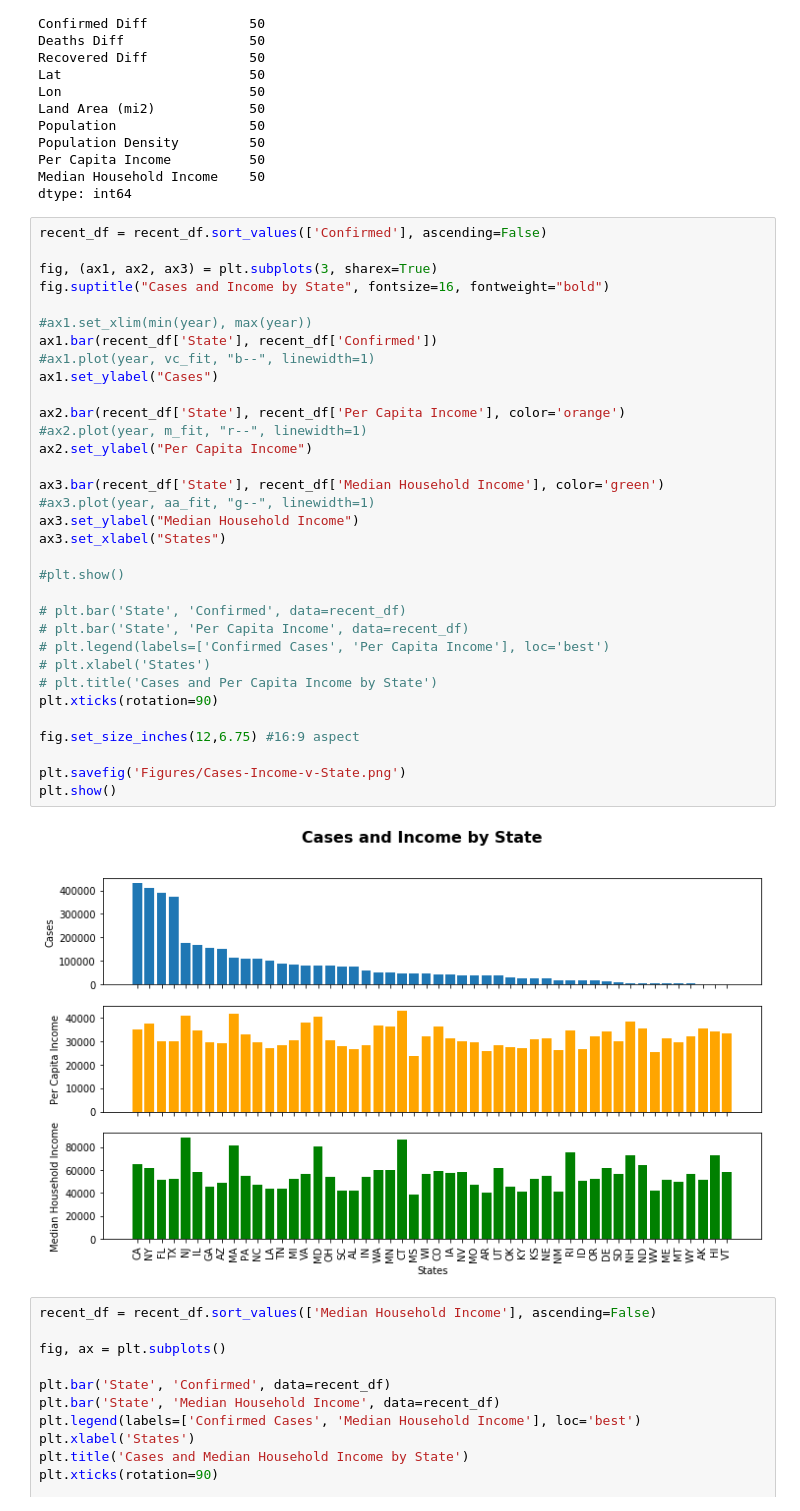
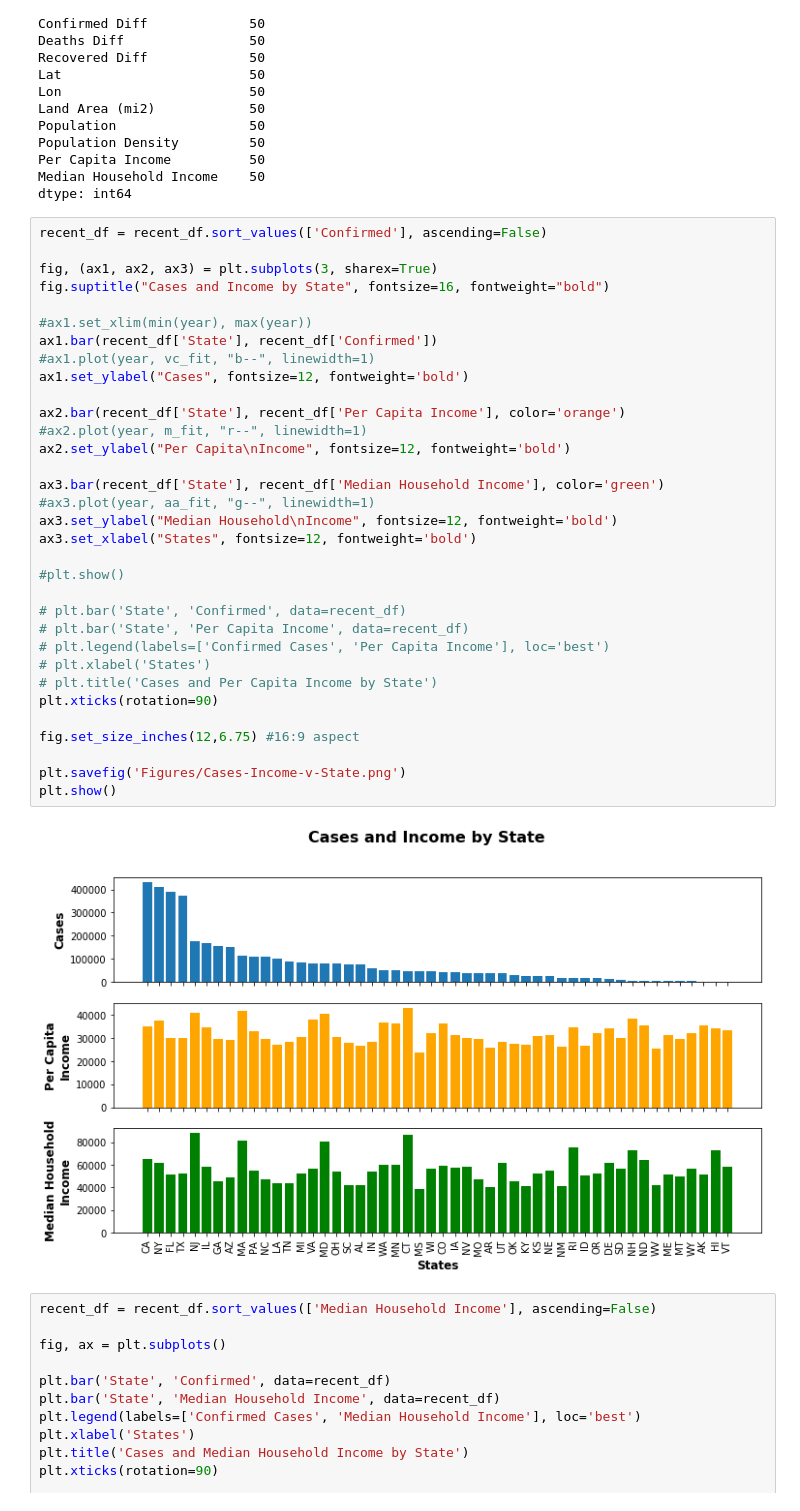
Before and after one commit to phantomsoul1/python-covid-challenge, a Jupyter notebook: JupyterNotebooks/George/CasesVsWealth.ipynb, the cells around one changed output. Saved outputs shown, nothing was run; the diff lists cells and outputs as text.

Commit message:
Updated Cases By State Bar Charts
Labels bigger and bolder for slideshow format.

```diff
--- a/JupyterNotebooks/George/CasesVsWealth.ipynb
+++ b/JupyterNotebooks/George/CasesVsWealth.ipynb
@@ -55,38 +55,38 @@ dtype: int64
 # %%
 recent_df = recent_df.sort_values(['Confirmed'], ascending=False)
 
 fig, (ax1, ax2, ax3) = plt.subplots(3, sharex=True)
 fig.suptitle("Cases and Income by State", fontsize=16, fontweight="bold")
 
 #ax1.set_xlim(min(year), max(year))
 ax1.bar(recent_df['State'], recent_df['Confirmed'])
 #ax1.plot(year, vc_fit, "b--", linewidth=1)
-ax1.set_ylabel("Cases")
+ax1.set_ylabel("Cases", fontsize=12, fontweight='bold')
 
 ax2.bar(recent_df['State'], recent_df['Per Capita Income'], color='orange')
 #ax2.plot(year, m_fit, "r--", linewidth=1)
-ax2.set_ylabel("Per Capita Income")
+ax2.set_ylabel("Per Capita\nIncome", fontsize=12, fontweight='bold')
 
 ax3.bar(recent_df['State'], recent_df['Median Household Income'], color='green')
 #ax3.plot(year, aa_fit, "g--", linewidth=1)
-ax3.set_ylabel("Median Household Income")
-ax3.set_xlabel("States")
+ax3.set_ylabel("Median Household\nIncome", fontsize=12, fontweight='bold')
+ax3.set_xlabel("States", fontsize=12, fontweight='bold')
 
 #plt.show()
 
 # plt.bar('State', 'Confirmed', data=recent_df)
 # plt.bar('State', 'Per Capita Income', data=recent_df)
 # plt.legend(labels=['Confirmed Cases', 'Per Capita Income'], loc='best')
 # plt.xlabel('States')
 # plt.title('Cases and Per Capita Income by State')
 plt.xticks(rotation=90)
 
 fig.set_size_inches(12,6.75) #16:9 aspect
 
 plt.savefig('Figures/Cases-Income-v-State.png')
 plt.show()
 # %% [output]
-[figure, old version]
+[figure, new version]
 # %%
 recent_df = recent_df.sort_values(['Median Household Income'], ascending=False)
 
```
Also changed, not shown: 2 other files.
